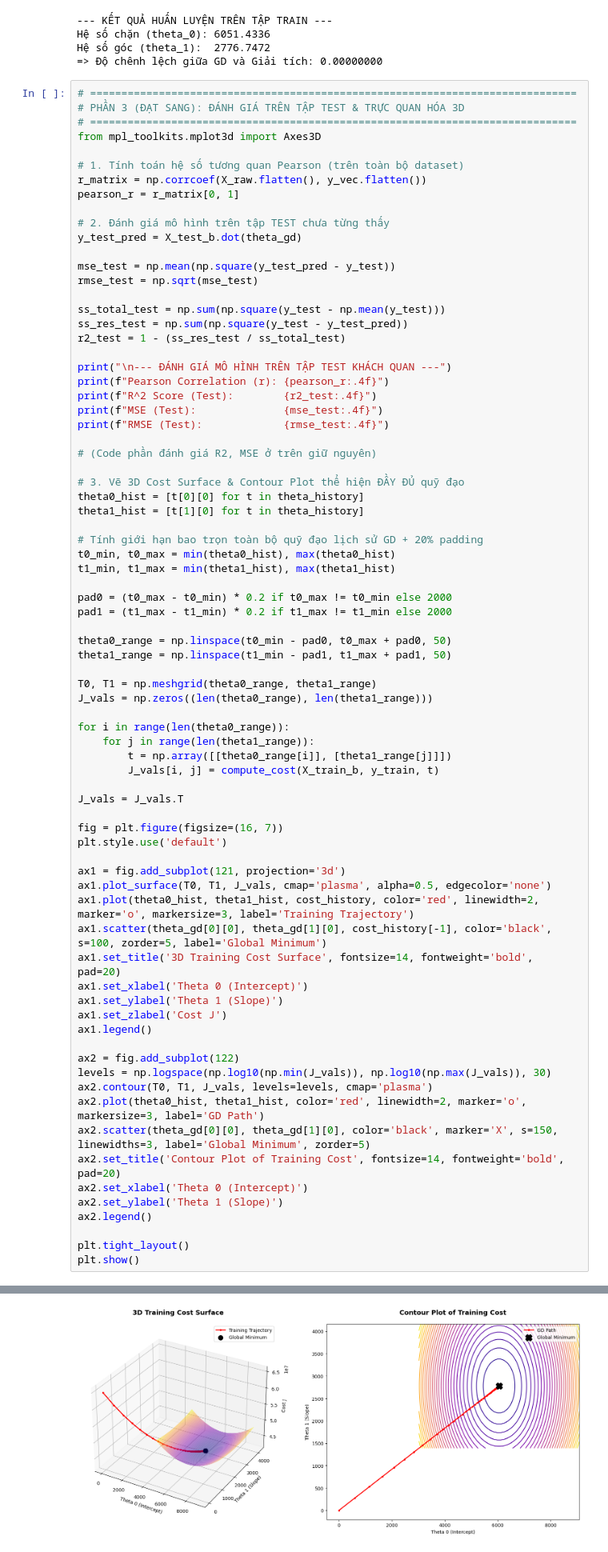
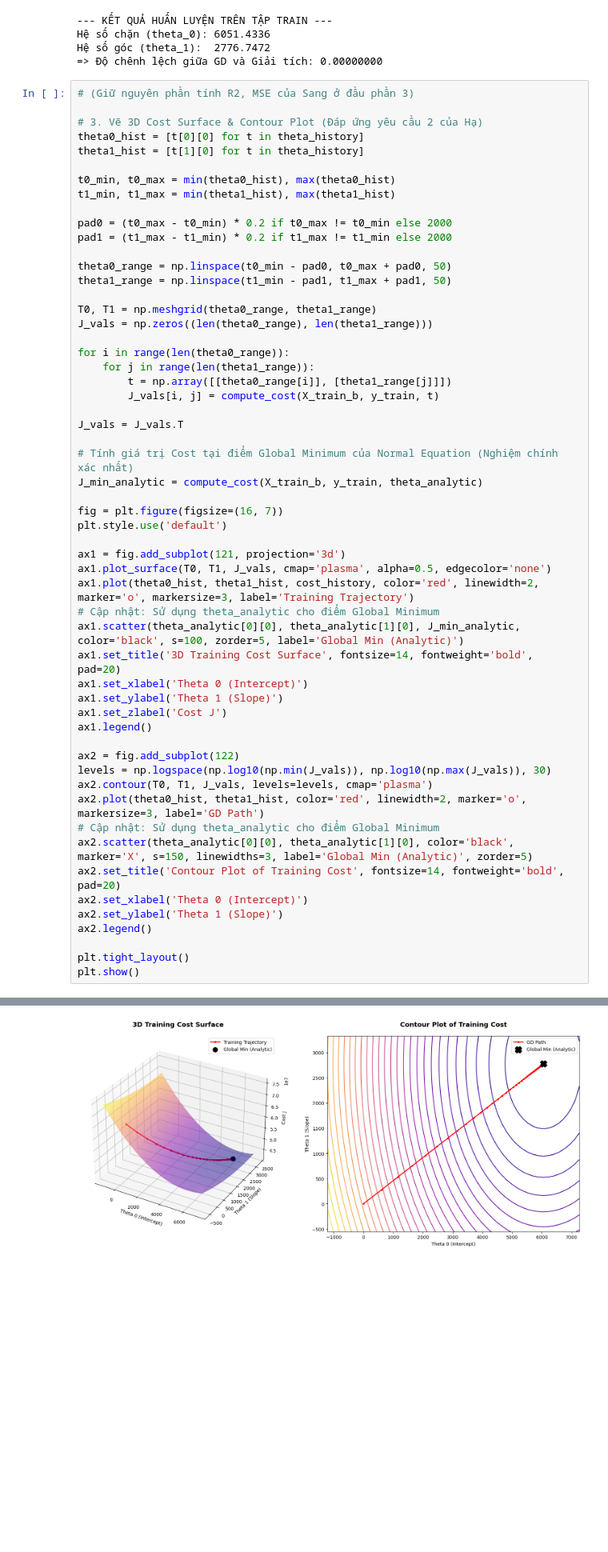
Before and after one commit to trantrikien1/MAI391-Linear-Regression, a Jupyter notebook: data_prep_cpu.ipynb, the cells around one changed output, grey strips where cells are left out. Shown at 80% size. Cells and saved outputs as stored; diff of their text form; blank space fills up the shorter version.

```diff
--- a/data_prep_cpu.ipynb
+++ b/data_prep_cpu.ipynb
@@ -132,38 +121,12 @@ Hệ số chặn (theta_0): 6051.4336
 Hệ số góc (theta_1):  2776.7472
 => Độ chênh lệch giữa GD và Giải tích: 0.00000000
 # %%
-# ==============================================================================
-# PHẦN 3 (ĐẠT SANG): ĐÁNH GIÁ TRÊN TẬP TEST & TRỰC QUAN HÓA 3D
-# ==============================================================================
-from mpl_toolkits.mplot3d import Axes3D
+# (Giữ nguyên phần tính R2, MSE của Sang ở đầu phần 3)
 
-# 1. Tính toán hệ số tương quan Pearson (trên toàn bộ dataset)
-r_matrix = np.corrcoef(X_raw.flatten(), y_vec.flatten())
-pearson_r = r_matrix[0, 1]
-
-# 2. Đánh giá mô hình trên tập TEST chưa từng thấy
-y_test_pred = X_test_b.dot(theta_gd)
-
-mse_test = np.mean(np.square(y_test_pred - y_test))
-rmse_test = np.sqrt(mse_test)
-
-ss_total_test = np.sum(np.square(y_test - np.mean(y_test)))
-ss_res_test = np.sum(np.square(y_test - y_test_pred))
-r2_test = 1 - (ss_res_test / ss_total_test)
-
-print("\n--- ĐÁNH GIÁ MÔ HÌNH TRÊN TẬP TEST KHÁCH QUAN ---")
-print(f"Pearson Correlation (r): {pearson_r:.4f}")
-print(f"R^2 Score (Test):        {r2_test:.4f}")
-print(f"MSE (Test):              {mse_test:.4f}")
-print(f"RMSE (Test):             {rmse_test:.4f}")
-
-# (Code phần đánh giá R2, MSE ở trên giữ nguyên)
-
-# 3. Vẽ 3D Cost Surface & Contour Plot thể hiện ĐẦY ĐỦ quỹ đạo
+# 3. Vẽ 3D Cost Surface & Contour Plot (Đáp ứng yêu cầu 2 của Hạ)
 theta0_hist = [t[0][0] for t in theta_history]
 theta1_hist = [t[1][0] for t in theta_history]
 
-# Tính giới hạn bao trọn toàn bộ quỹ đạo lịch sử GD + 20% padding
 t0_min, t0_max = min(theta0_hist), max(theta0_hist)
 t1_min, t1_max = min(theta1_hist), max(theta1_hist)
 
@@ -183,13 +146,17 @@ for i in range(len(theta0_range)):
 
 J_vals = J_vals.T
 
+# Tính giá trị Cost tại điểm Global Minimum của Normal Equation (Nghiệm chính xác nhất)
+J_min_analytic = compute_cost(X_train_b, y_train, theta_analytic)
+
 fig = plt.figure(figsize=(16, 7))
 plt.style.use('default')
 
 ax1 = fig.add_subplot(121, projection='3d')
 ax1.plot_surface(T0, T1, J_vals, cmap='plasma', alpha=0.5, edgecolor='none')
 ax1.plot(theta0_hist, theta1_hist, cost_history, color='red', linewidth=2, marker='o', markersize=3, label='Training Trajectory')
-ax1.scatter(theta_gd[0][0], theta_gd[1][0], cost_history[-1], color='black', s=100, zorder=5, label='Global Minimum')
+# Cập nhật: Sử dụng theta_analytic cho điểm Global Minimum
+ax1.scatter(theta_analytic[0][0], theta_analytic[1][0], J_min_analytic, color='black', s=100, zorder=5, label='Global Min (Analytic)')
 ax1.set_title('3D Training Cost Surface', fontsize=14, fontweight='bold', pad=20)
 ax1.set_xlabel('Theta 0 (Intercept)')
 ax1.set_ylabel('Theta 1 (Slope)')
@@ -200,7 +167,8 @@ ax2 = fig.add_subplot(122)
 levels = np.logspace(np.log10(np.min(J_vals)), np.log10(np.max(J_vals)), 30)
 ax2.contour(T0, T1, J_vals, levels=levels, cmap='plasma')
 ax2.plot(theta0_hist, theta1_hist, color='red', linewidth=2, marker='o', markersize=3, label='GD Path')
-ax2.scatter(theta_gd[0][0], theta_gd[1][0], color='black', marker='X', s=150, linewidths=3, label='Global Minimum', zorder=5)
+# Cập nhật: Sử dụng theta_analytic cho điểm Global Minimum
+ax2.scatter(theta_analytic[0][0], theta_analytic[1][0], color='black', marker='X', s=150, linewidths=3, label='Global Min (Analytic)', zorder=5)
 ax2.set_title('Contour Plot of Training Cost', fontsize=14, fontweight='bold', pad=20)
 ax2.set_xlabel('Theta 0 (Intercept)')
 ax2.set_ylabel('Theta 1 (Slope)')
@@ -217 +180 @@ RMSE (Test):             9229.6223
-[figure, old version]
+[figure, new version]
```
Also changed, not shown: parts of 2 cells of this notebook.
